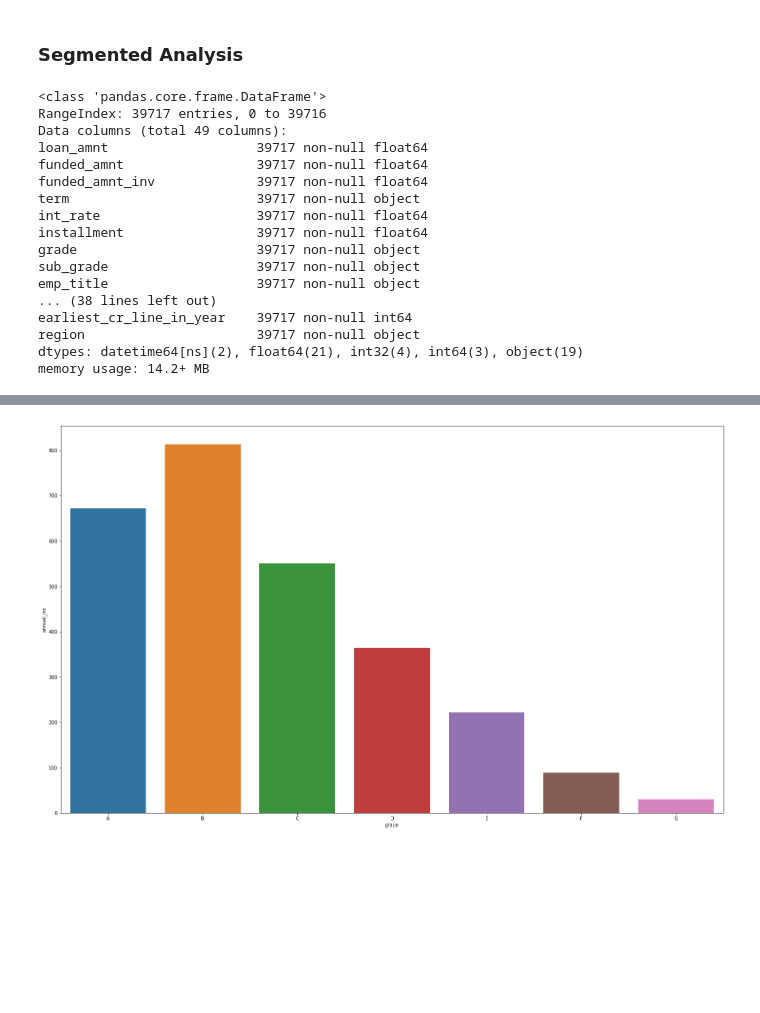
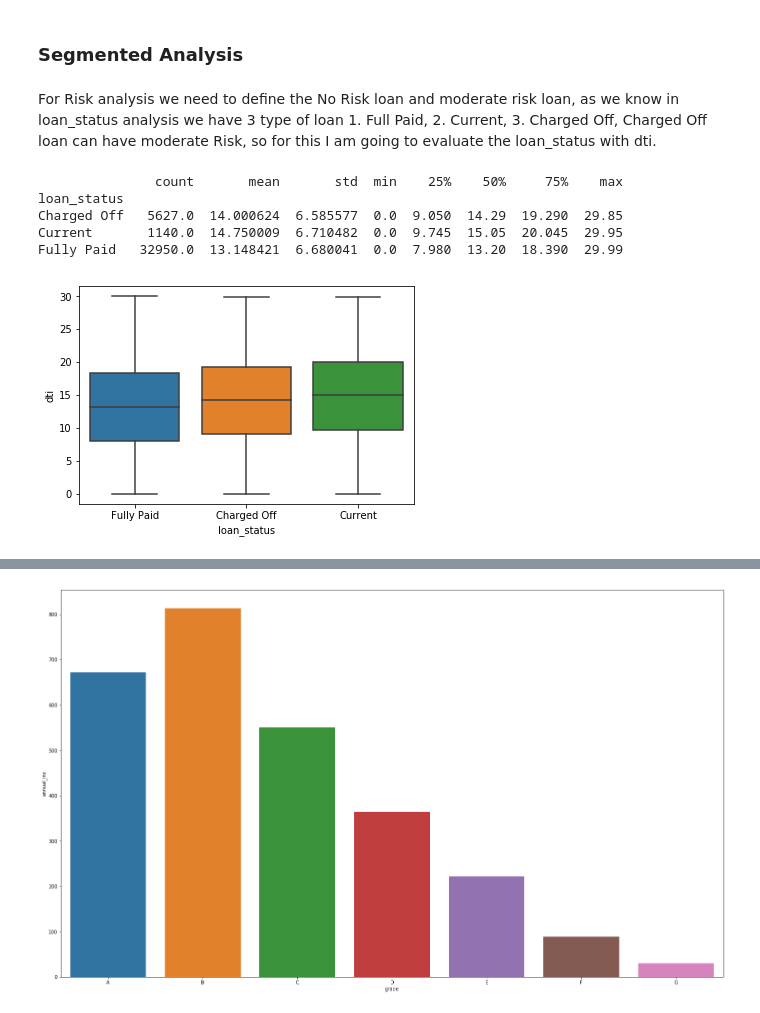
Before and after one commit to brijesh1100/P2-Gramener-Case-Study, a Jupyter notebook: Brijesh_Gramnner_Case_study.ipynb, the cells around one changed output, grey strips where cells are left out. Saved outputs shown, nothing was run; the diff lists cells and outputs as text; code cells hidden in the pictures; blank space fills up the shorter version.

Commit message:
Added Segmented Analysis

```diff
--- a/Brijesh_Gramnner_Case_study.ipynb
+++ b/Brijesh_Gramnner_Case_study.ipynb
@@ -389,23 +389,17 @@ plt.show()
 [figure]
 # %% [markdown]
 ### Segmented Analysis
-# %%
-loan_df.info()
-# %% [output]
-<class 'pandas.core.frame.DataFrame'>
-RangeIndex: 39717 entries, 0 to 39716
-Data columns (total 49 columns):
-loan_amnt                   39717 non-null float64
-funded_amnt                 39717 non-null float64
-funded_amnt_inv             39717 non-null float64
-term                        39717 non-null object
-int_rate                    39717 non-null float64
-installment                 39717 non-null float64
-grade                       39717 non-null object
-sub_grade                   39717 non-null object
-emp_title                   39717 non-null object
-... (38 lines left out)
-earliest_cr_line_in_year    39717 non-null int64
-region                      39717 non-null object
-dtypes: datetime64[ns](2), float64(21), int32(4), int64(3), object(19)
-memory usage: 14.2+ MB
+# %% [markdown]
+For Risk analysis we need to define the No Risk loan and moderate risk loan, as we know in loan_status analysis we have 3 type of loan 1. Full Paid, 2. Current, 3. Charged Off, Charged Off loan can have moderate Risk, so for this I am going to evaluate the loan_status with dti.
+# %%
+print(loan_df.groupby('loan_status')['dti'].describe())
+
+sns.boxplot(x='loan_status', y='dti', data=loan_df)
+plt.show()
+# %% [output]
+               count       mean       std  min    25%    50%     75%    max
+loan_status
+Charged Off   5627.0  14.000624  6.585577  0.0  9.050  14.29  19.290  29.85
+Current       1140.0  14.750009  6.710482  0.0  9.745  15.05  20.045  29.95
+Fully Paid   32950.0  13.148421  6.680041  0.0  7.980  13.20  18.390  29.99
+[figure, added]
```
Also changed, not shown: parts of 2 cells of this notebook.
